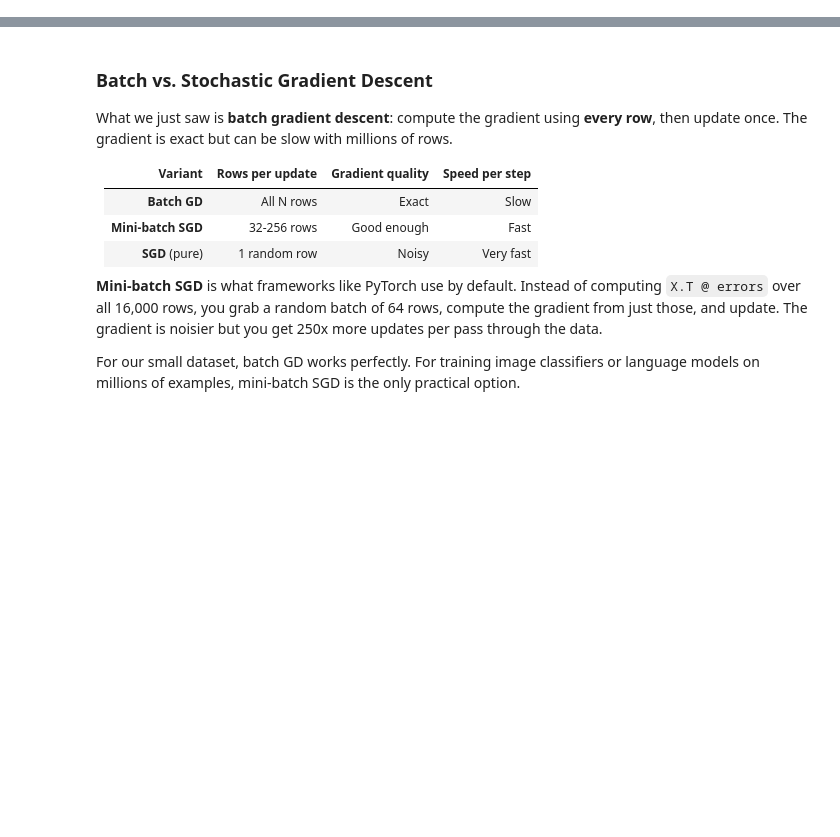
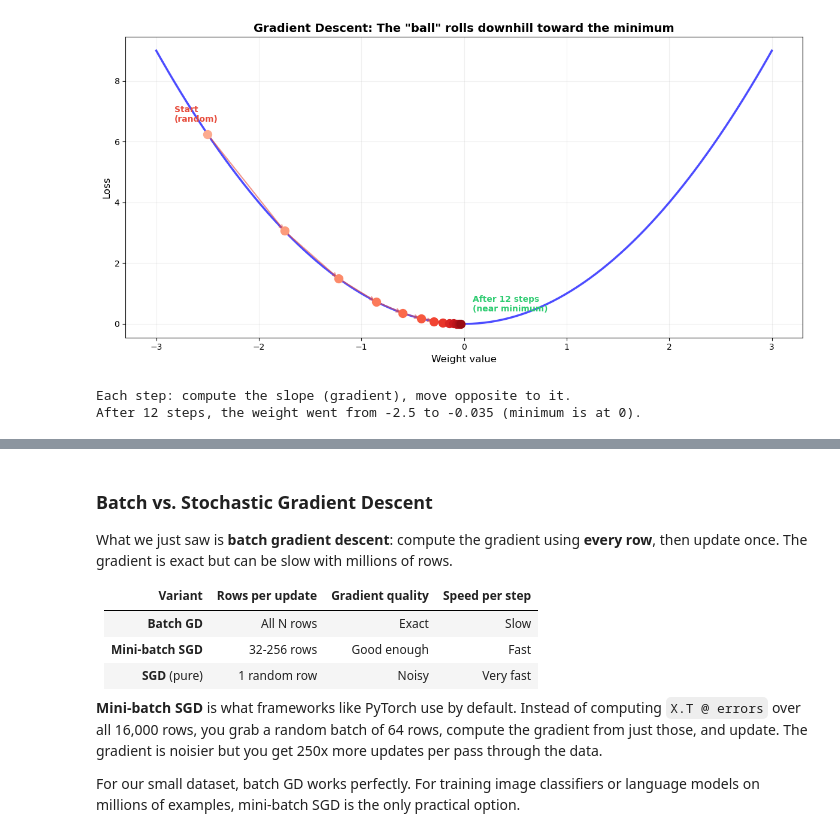
Before and after one commit to tomasbejholt/ml-1-streamlit-app, a Jupyter notebook: lessons/regression/03_regression/modified/03_regression_gradient_descent.ipynb, the cells around one changed output, grey strips where cells are left out. Saved outputs shown, nothing was run; the diff lists cells and outputs as text; code cells hidden in the pictures; blank space fills up the shorter version.

```diff
--- a/lessons/regression/03_regression/modified/03_regression_gradient_descent.ipynb
+++ b/lessons/regression/03_regression/modified/03_regression_gradient_descent.ipynb
@@ -559,0 +814,11 @@ print("Ready to learn about gradient descent!")
+# %%
+# Gradient descent on a simple curve: watch the "ball" roll downhill
+xs, ys = plot_gd_ball_rolling()
+plt.show()
+
+print("Each step: compute the slope (gradient), move opposite to it.")
+print(f"After 12 steps, the weight went from {xs[0]:.1f} to {xs[-1]:.3f} (minimum is at 0).")
+# %% [output]
+[figure, added]
+Each step: compute the slope (gradient), move opposite to it.
+After 12 steps, the weight went from -2.5 to -0.035 (minimum is at 0).
```
Also changed, not shown: parts of 98 cells of this notebook, 3 other files.
